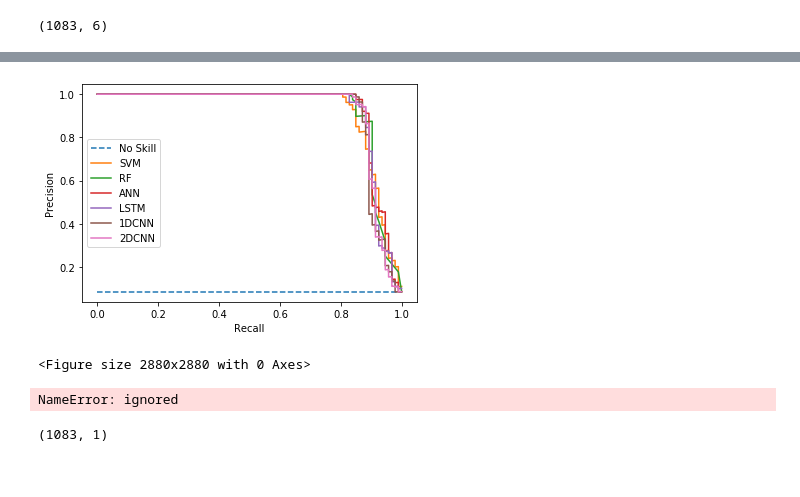
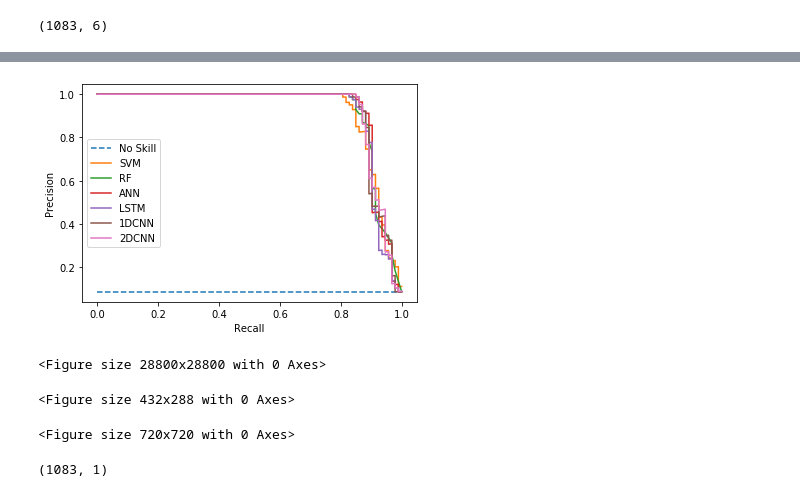
Before and after one commit to Hammadtahir7/Card-Fraud-Detection, a Jupyter notebook: CCFD_ECD.ipynb, the cells around one changed output, grey strips where cells are left out. Cells and saved outputs as stored; diff of their text form; code cells hidden in the pictures.

```diff
--- a/CCFD_ECD.ipynb
+++ b/CCFD_ECD.ipynb
@@ -324,30 +346,34 @@ print("{:.2%}".format(lr_auc_ann))
 # %%
 # plot the precision-recall curves
 no_skill = len(y_test[y_test==1]) / len(y_test)
 pyplot.plot([0, 1], [no_skill, no_skill], linestyle='--', label='No Skill')
 pyplot.plot(lr_recall_svm, lr_precision_svm, 'C1', label='SVM')
 pyplot.plot(lr_recall_rf, lr_precision_rf, 'C2', label='RF')
 pyplot.plot(lr_recall_ann, lr_precision_ann, 'C3', label='ANN')
 pyplot.plot(lr_recall_lstm, lr_precision_lstm, 'C4', label='LSTM')
 pyplot.plot(lr_recall_1dcnn, lr_precision_1dcnn, 'C5', label='1DCNN')
 pyplot.plot(lr_recall_2dcnn, lr_precision_2dcnn, 'C6', label='2DCNN')
 # axis labels
 pyplot.xlabel('Recall')
 pyplot.ylabel('Precision')
 # show the legend
 pyplot.legend()
-pyplot.figure(figsize=(40,40))
+pyplot.figure(figsize=(400,400))
 # show the plot
 pyplot.show()
+pyplot.savefig("Fig.jpg")
+files.download("Fig.jpg")
 # %% [output]
-[figure, old version]
+[figure, new version]
-<Figure size 2880x2880 with 0 Axes>
+<Figure size 28800x28800 with 0 Axes>
+<Figure size 432x288 with 0 Axes>
 # %%
-fig = pyplot.figure(figsize=(200, 200))
-pyplot.savefig("Fig.jpg", bbox_inches='tight')
+fig = pyplot.figure(figsize=(10, 10))
+fig.show()
+fig.savefig("Fig.jpg", bbox_inches='tight')
 files.download("Fig.jpg")
 # %% [output]
-NameError: ignored
+<Figure size 720x720 with 0 Axes>
 # %%
 import statistics
 y=[]
```
Also changed, not shown: parts of 10 cells of this notebook.
